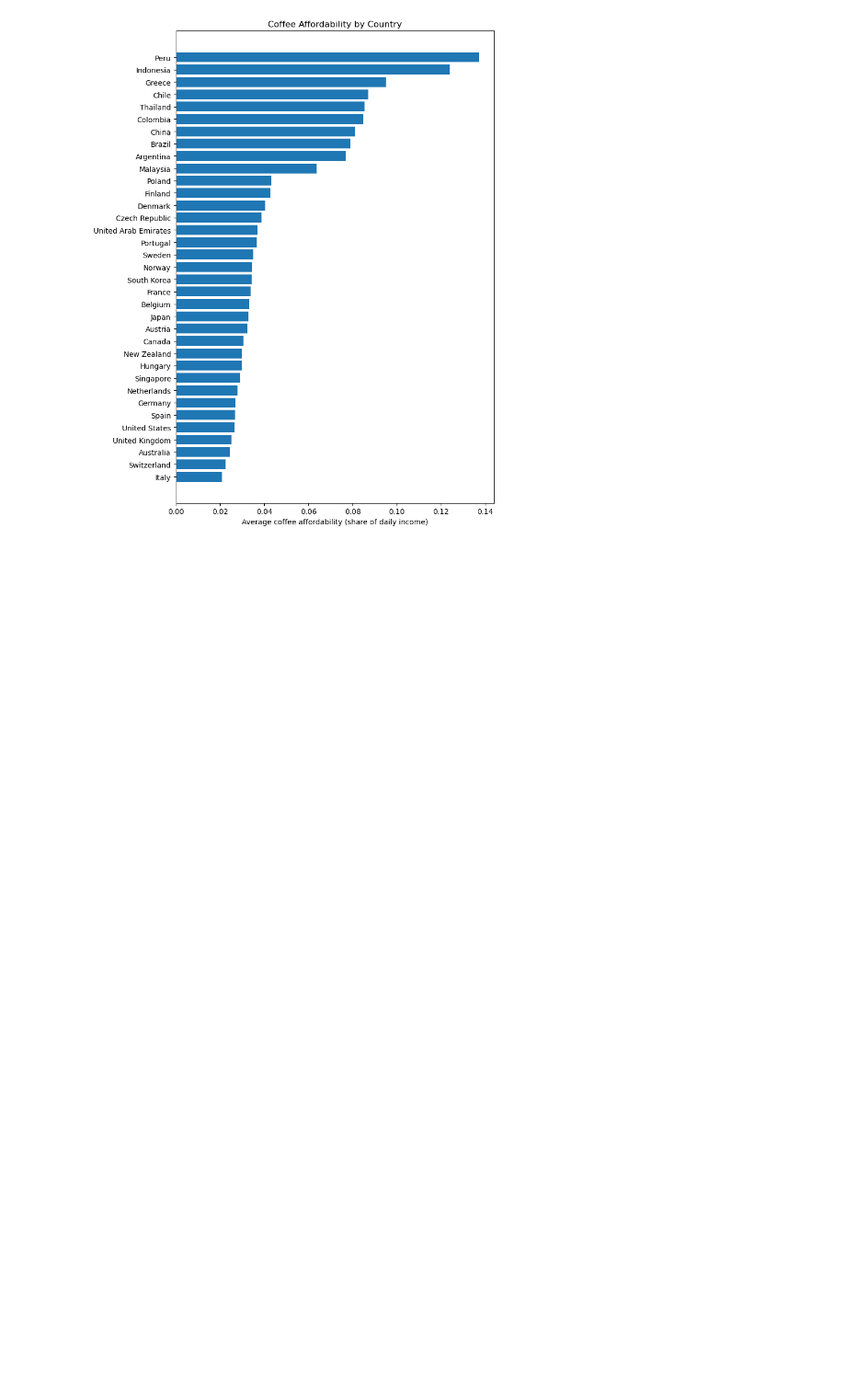
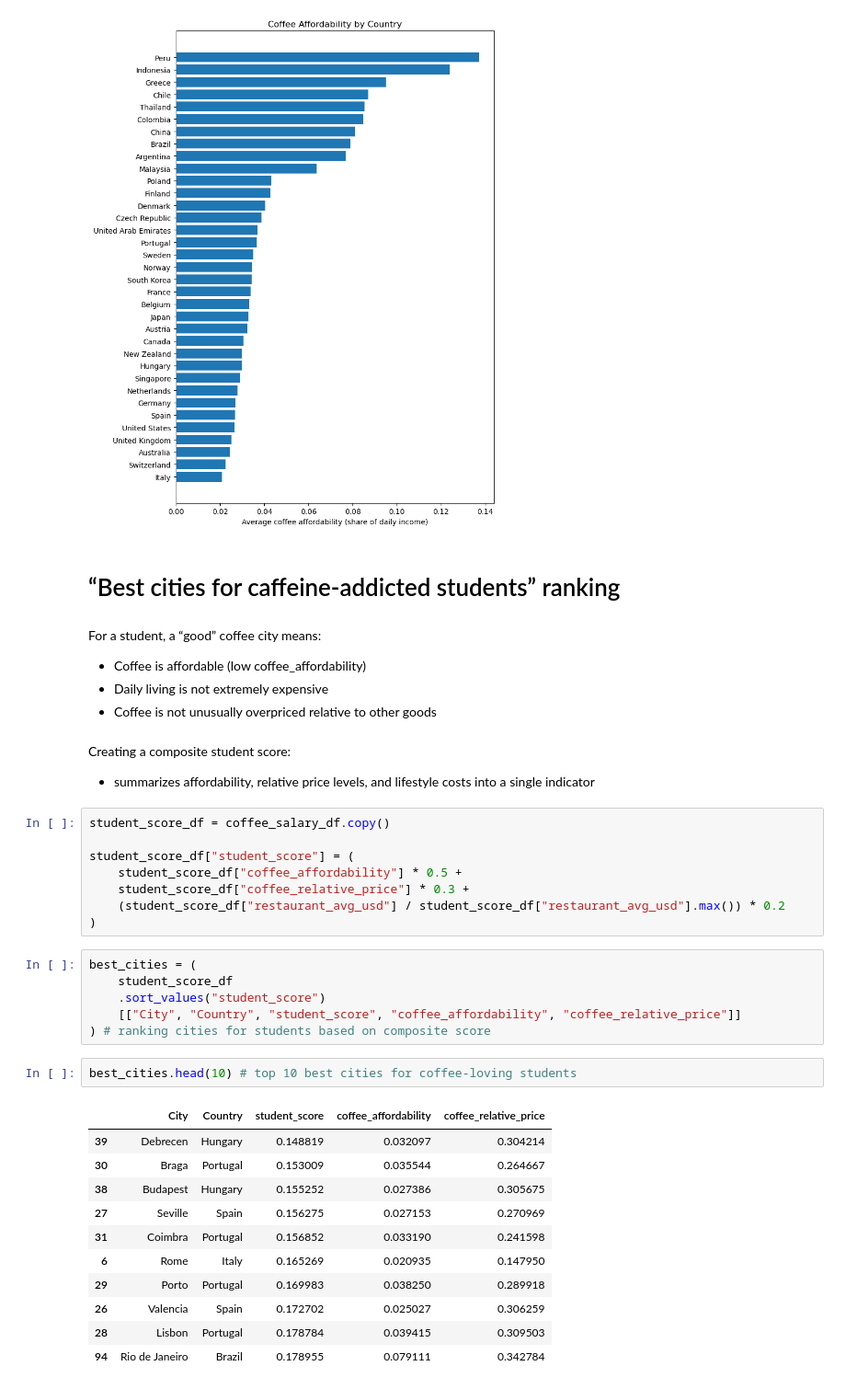
Before and after one commit to luckakovy/Global-Analysis-of-Coffee-Affordability-Best-Cities-for-Boke-Caffeine-Addicted-Students, a Jupyter notebook: analysis.ipynb, the cells around one changed output. Shown at 92% size. Saved outputs shown, nothing was run; the diff lists cells and outputs as text; blank space fills up the shorter version.

Commit message:
added best-cities-for-students ranking

```diff
--- a/analysis.ipynb
+++ b/analysis.ipynb
@@ -538,3 +538,41 @@ plt.tight_layout()
 plt.show()
 # %% [output]
 [figure]
+# %% [markdown]
+# “Best cities for caffeine-addicted students” ranking
+# %% [markdown]
+For a student, a “good” coffee city means:
+- Coffee is affordable (low coffee_affordability)
+- Daily living is not extremely expensive
+- Coffee is not unusually overpriced relative to other goods
+# %% [markdown]
+Creating a composite student score:
+- summarizes affordability, relative price levels, and lifestyle costs into a single indicator
+# %%
+student_score_df = coffee_salary_df.copy()
+
+student_score_df["student_score"] = (
+    student_score_df["coffee_affordability"] * 0.5 +
+    student_score_df["coffee_relative_price"] * 0.3 +
+    (student_score_df["restaurant_avg_usd"] / student_score_df["restaurant_avg_usd"].max()) * 0.2
+)
+# %%
+best_cities = (
+    student_score_df
+    .sort_values("student_score")
+    [["City", "Country", "student_score", "coffee_affordability", "coffee_relative_price"]]
+) # ranking cities for students based on composite score
+# %%
+best_cities.head(10) # top 10 best cities for coffee-loving students
+# %% [output]
+|  | City | Country | student_score | coffee_affordability | coffee_relative_price |
+| 39 | Debrecen | Hungary | 0.148819 | 0.032097 | 0.304214 |
+| 30 | Braga | Portugal | 0.153009 | 0.035544 | 0.264667 |
+| 38 | Budapest | Hungary | 0.155252 | 0.027386 | 0.305675 |
+| 27 | Seville | Spain | 0.156275 | 0.027153 | 0.270969 |
+| 31 | Coimbra | Portugal | 0.156852 | 0.033190 | 0.241598 |
+| 6 | Rome | Italy | 0.165269 | 0.020935 | 0.147950 |
+| 29 | Porto | Portugal | 0.169983 | 0.038250 | 0.289918 |
+| 26 | Valencia | Spain | 0.172702 | 0.025027 | 0.306259 |
+| 28 | Lisbon | Portugal | 0.178784 | 0.039415 | 0.309503 |
+| 94 | Rio de Janeiro | Brazil | 0.178955 | 0.079111 | 0.342784 |
```
